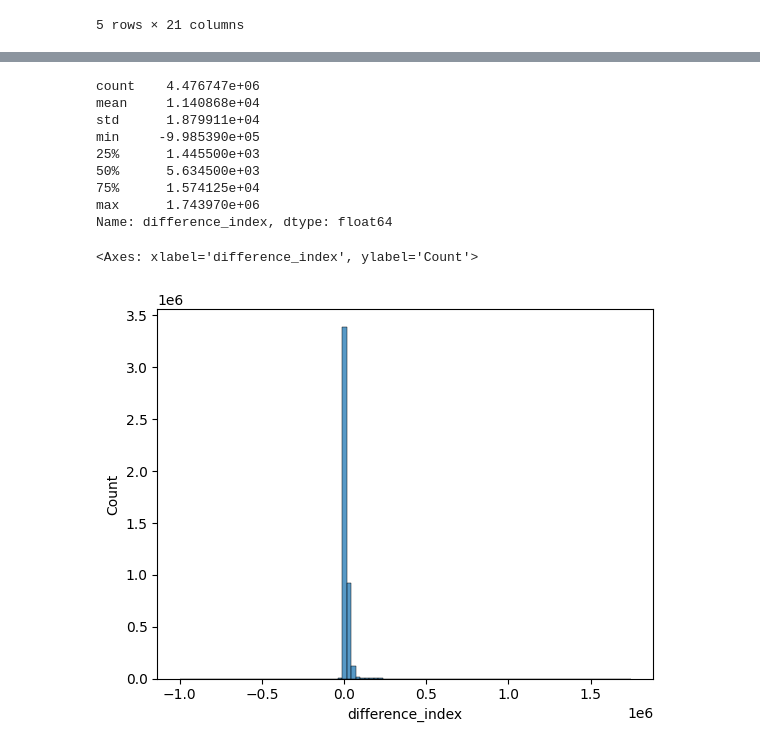
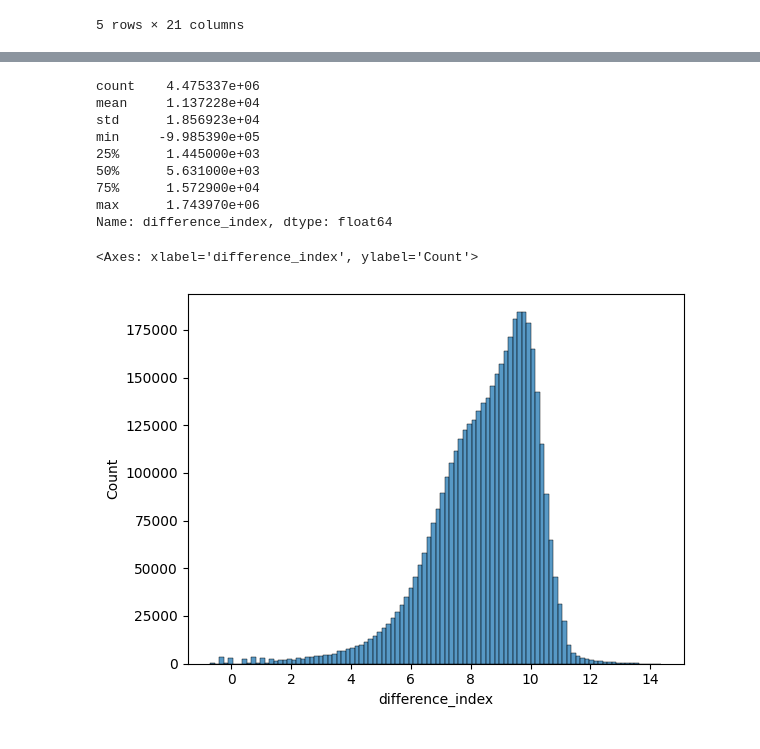
Before and after one commit to TomPreto/Fraud-Detection-ML, a Jupyter notebook: AW_fraud_detection.ipynb, the cells around one changed output, grey strips where cells are left out. Saved outputs shown, nothing was run; the diff lists cells and outputs as text; code cells hidden in the pictures.

```diff
--- a/AW_fraud_detection.ipynb
+++ b/AW_fraud_detection.ipynb
@@ -152,0 +164,4 @@ df.head()
+# %%
+mask = df.months_number > 180
+drop_months = df[mask].index
+df.drop(drop_months, inplace=True)
@@ -155,20 +194,20 @@ df['difference_index'] = df['new_index'] - df['old_index'] /df['months_number']
 # %%
 df.difference_index.describe()
 # %% [output]
-count    4.476747e+06
-mean     1.140868e+04
-std      1.879911e+04
+count    4.475337e+06
+mean     1.137228e+04
+std      1.856923e+04
 min     -9.985390e+05
-25%      1.445500e+03
-50%      5.634500e+03
-75%      1.574125e+04
+25%      1.445000e+03
+50%      5.631000e+03
+75%      1.572900e+04
 max      1.743970e+06
 Name: difference_index, dtype: float64
 # %%
-sns.histplot(log(df.difference_index), bins=100)
+sns.histplot(np.log(df.difference_index), bins=100)
 # %% [output]
 <Axes: xlabel='difference_index', ylabel='Count'>
-[figure, old version]
+[figure, new version]
 # %%
 df[df['difference_index'] < 0 ]
 # %% [output]
```
Also changed, not shown: parts of 45 cells of this notebook, 1 other file.
